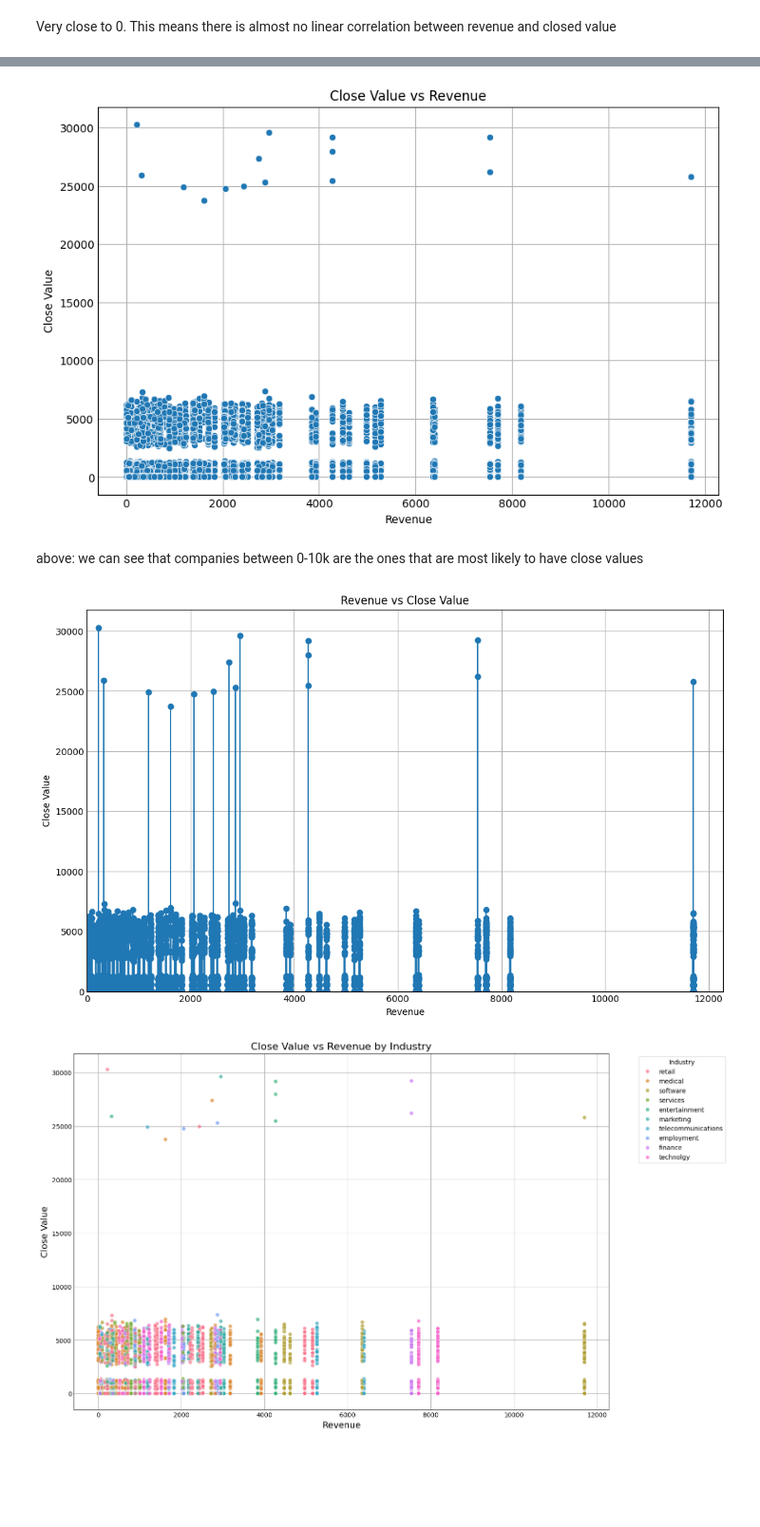
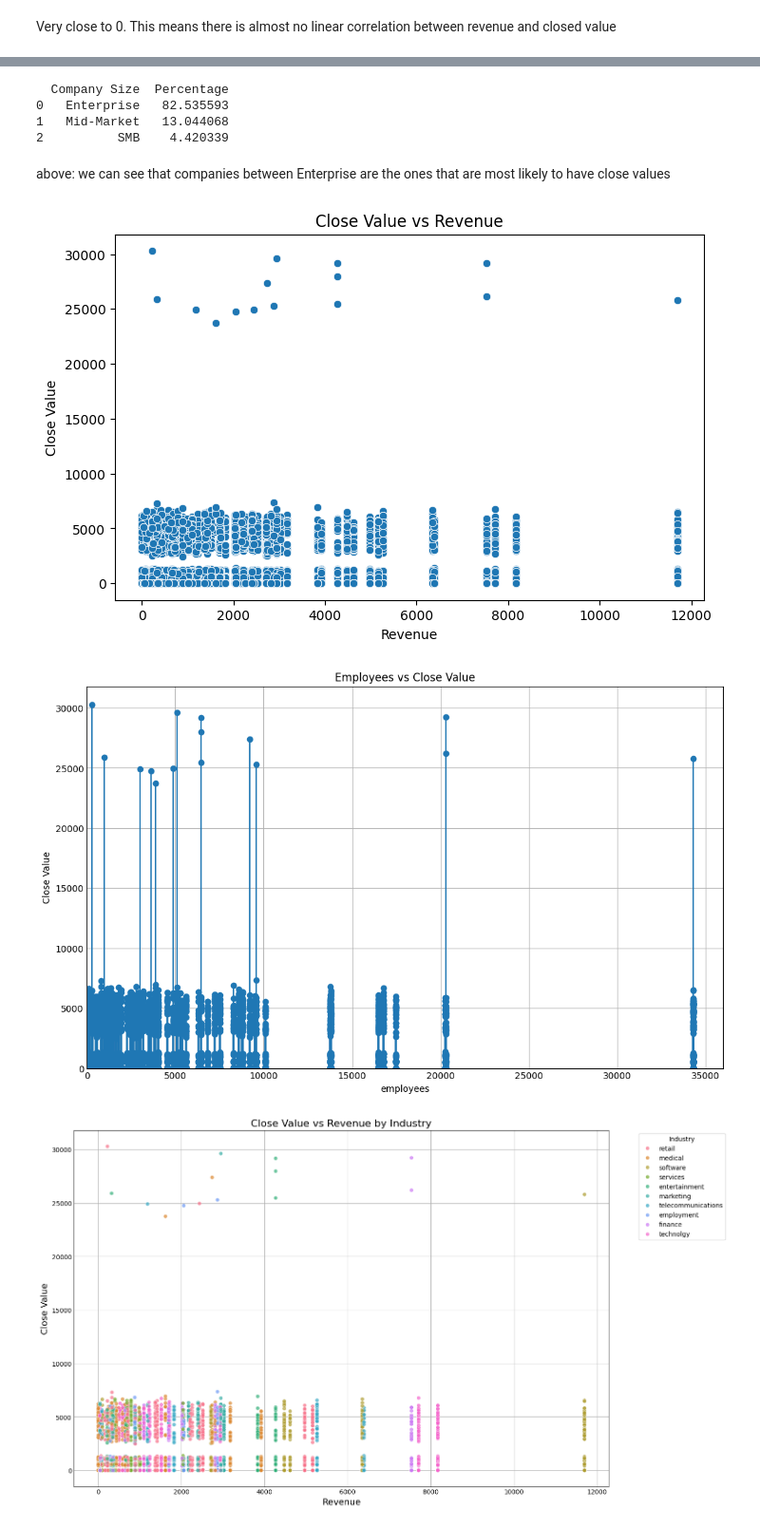
Before and after one commit to Sayocroft/sales-ops-auto, a Jupyter notebook: pipeline_accounts_merge.ipynb, the cells around one changed output, grey strips where cells are left out. Shown: that part at 95% size. Cells and saved outputs as stored; diff of their text form; code cells hidden in the pictures; blank space fills up the shorter version.

```diff
--- a/pipeline_accounts_merge.ipynb
+++ b/pipeline_accounts_merge.ipynb
@@ -191,0 +197,2 @@ display(zero_close_value)
+# %%
+merged_tables = merged_tables.dropna(subset=['account']).reset_index(drop=True)
@@ -254,3 +334,32 @@ Very close to 0. This means there is almost no linear correlation between revenu
+# %%
+# Define company size segments
+def company_size_segment(num_employees):
+    if num_employees <= 100:
+        return 'SMB'
+    elif num_employees <= 1000:
+        return 'Mid-Market'
+    else:
+        return 'Enterprise'
+
+# Apply segmentation
+merged_tables['company_size'] = merged_tables['employees'].apply(company_size_segment)
+
+# Get count of each segment
+size_distribution = merged_tables['company_size'].value_counts(normalize=True) * 100
+
+# Convert to DataFrame
+size_distribution_df = pd.DataFrame(size_distribution).reset_index()
+size_distribution_df.columns = ['Company Size', 'Percentage']
+
+# Display the result
+print(size_distribution_df)
+# %% [output]
+  Company Size  Percentage
+0   Enterprise   82.535593
+1   Mid-Market   13.044068
+2          SMB    4.420339
+# %% [markdown]
+above: we can see that companies between Enterprise are the ones that are most likely to have close values
 # %%
 plt.figure(figsize=(8,5))
 sns.scatterplot(x=merged_tables['revenue'], y=merged_tables['close_value'])
@@ -259,29 +368,27 @@ plt.xlabel("Revenue")
 plt.ylabel("Close Value")
 plt.show()
 # %% [output]
-[figure, old version]
+[figure, new version]
-# %% [markdown]
-above: we can see that companies between 0-10k are the ones that are most likely to have close values
 # %%
-# Assuming 'merged_tables' is a DataFrame and it has 'num_employees' and 'close_value' columns
+
 plt.style.use('_mpl-gallery')
 
 # Extract data
-x = merged_tables['revenue']
+x = merged_tables['employees']
 y = merged_tables['close_value']
 
 # Create stem plot
 fig, ax = plt.subplots(figsize=(10, 6))
 ax.stem(x, y, basefmt=" ")
 
-ax.set_title('Revenue vs Close Value')
-ax.set_xlabel('Revenue')
+ax.set_title('Employees vs Close Value')
+ax.set_xlabel('employees')
 ax.set_ylabel('Close Value')
 ax.set_xlim(left=0)
 ax.set_ylim(bottom=0)
 ax.grid(True)
 
 plt.show()
 # %% [output]
-[figure, old version]
+[figure, new version]
 # %%
```
Also changed, not shown: parts of 30 cells of this notebook, 2 other files.
